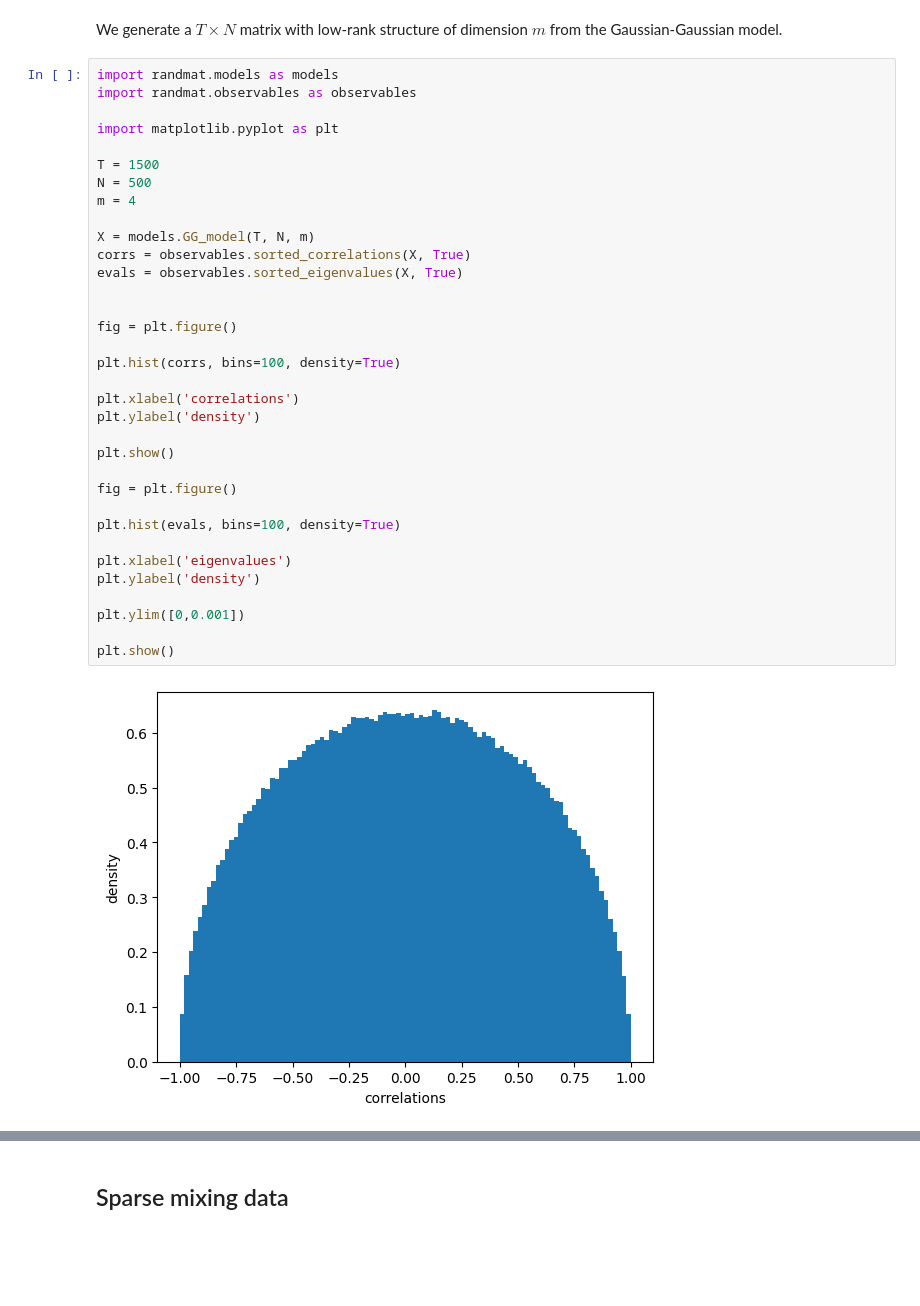
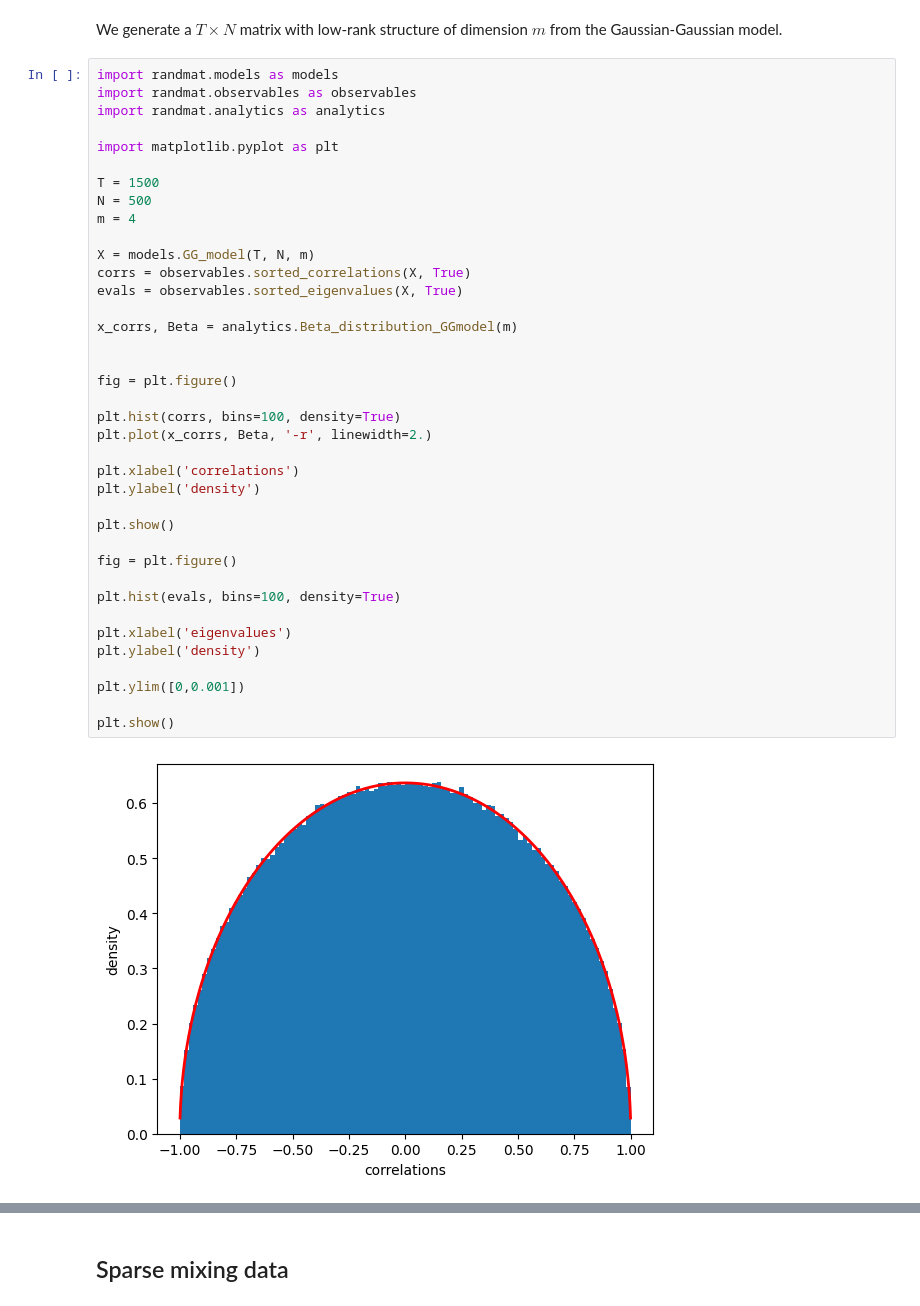
Before and after one commit to pfleig/randmat, a Jupyter notebook: randmat_tutorial.ipynb, the cells around one changed output, grey strips where cells are left out. Drawn from its saved outputs; the diff is of its cells as text; blank space fills up the shorter version.

Commit message:
Beta distribution for GG-model correlation added

```diff
--- a/randmat_tutorial.ipynb
+++ b/randmat_tutorial.ipynb
@@ -39,36 +37,40 @@ We generate a $T\times N$ matrix with low-rank structure of dimension $m$ from t
 # %%
 import randmat.models as models
 import randmat.observables as observables
+import randmat.analytics as analytics
 
 import matplotlib.pyplot as plt
 
 T = 1500
 N = 500
 m = 4
 
 X = models.GG_model(T, N, m)
 corrs = observables.sorted_correlations(X, True)
 evals = observables.sorted_eigenvalues(X, True)
 
+x_corrs, Beta = analytics.Beta_distribution_GGmodel(m)
+
 
 fig = plt.figure()
 
 plt.hist(corrs, bins=100, density=True)
+plt.plot(x_corrs, Beta, '-r', linewidth=2.)
 
 plt.xlabel('correlations')
 plt.ylabel('density')
 
 plt.show()
 
 fig = plt.figure()
 
 plt.hist(evals, bins=100, density=True)
 
 plt.xlabel('eigenvalues')
 plt.ylabel('density')
 
 plt.ylim([0,0.001])
 
 plt.show()
 # %% [output]
-[figure, old version]
+[figure, new version]
```
Also changed, not shown: parts of 3 cells of this notebook, 3 other files.
